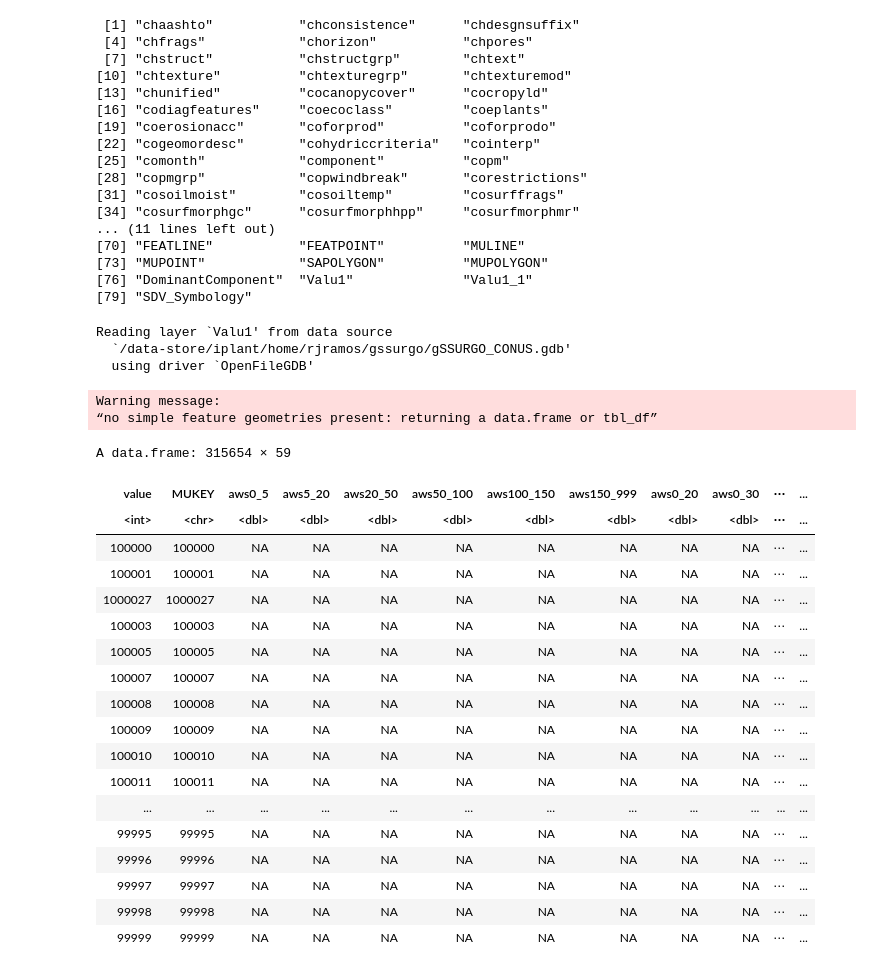
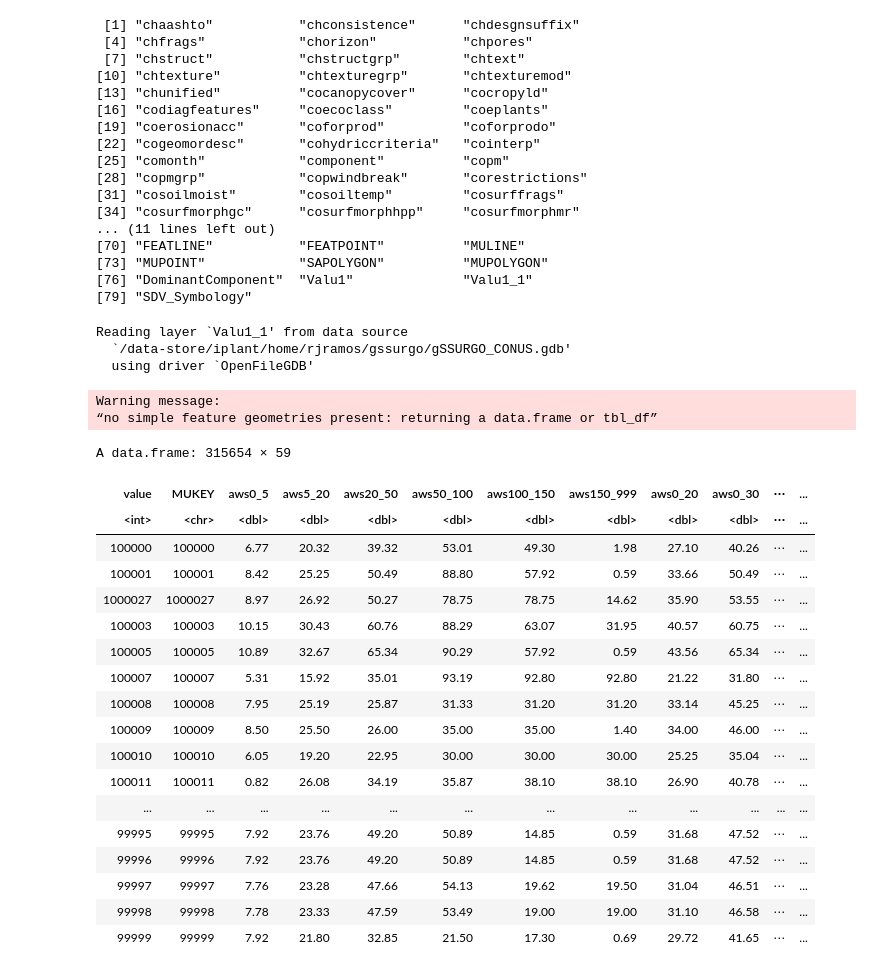
Before and after one commit to CU-ESIIL/biotic_niche_modeling, a Jupyter notebook: processing/rat/rat.ipynb, the cells around one changed output. Cells and saved outputs as stored; diff of their text form; code cells hidden in the pictures.

```diff
--- a/processing/rat/rat.ipynb
+++ b/processing/rat/rat.ipynb
@@ -42,14 +42,13 @@ r <- rast(
   subds = c("gSSURGO_CONUS")
 )
 
-
 #=====================================================
 # Reading the raster atribute table from the database
 # Unfortunatly, its stored as just a table
 #=====================================================
 rat <- st_read(
   "/data-store/iplant/home/rjramos/gssurgo/gSSURGO_CONUS.gdb",
-  layer = c("Valu1")
+  layer = c("Valu1_1")
 )
 
 #======================================================
@@ -71,47 +70,47 @@ levels(r) <- relocate( # value needs to be the first column
 
 #================================================
 # Just checking that the RAT was added correctly
 #================================================
 cats(r)
 # %% [output]
  [1] "chaashto"           "chconsistence"      "chdesgnsuffix"
  [4] "chfrags"            "chorizon"           "chpores"
  [7] "chstruct"           "chstructgrp"        "chtext"
 [10] "chtexture"          "chtexturegrp"       "chtexturemod"
 [13] "chunified"          "cocanopycover"      "cocropyld"
 [16] "codiagfeatures"     "coecoclass"         "coeplants"
 [19] "coerosionacc"       "coforprod"          "coforprodo"
 [22] "cogeomordesc"       "cohydriccriteria"   "cointerp"
 [25] "comonth"            "component"          "copm"
 [28] "copmgrp"            "copwindbreak"       "corestrictions"
 [31] "cosoilmoist"        "cosoiltemp"         "cosurffrags"
 [34] "cosurfmorphgc"      "cosurfmorphhpp"     "cosurfmorphmr"
 ... (11 lines left out)
 [70] "FEATLINE"           "FEATPOINT"          "MULINE"
 [73] "MUPOINT"            "SAPOLYGON"          "MUPOLYGON"
 [76] "DominantComponent"  "Valu1"              "Valu1_1"
 [79] "SDV_Symbology"
-Reading layer `Valu1' from data source
+Reading layer `Valu1_1' from data source
   `/data-store/iplant/home/rjramos/gssurgo/gSSURGO_CONUS.gdb'
   using driver `OpenFileGDB'
 Warning message:
 “no simple feature geometries present: returning a data.frame or tbl_df”
 A data.frame: 315654 × 59
 | value | MUKEY | aws0_5 | aws5_20 | aws20_50 | aws50_100 | aws100_150 | aws150_999 | aws0_20 | aws0_30 | ⋯ | ... |
 | <int> | <chr> | <dbl> | <dbl> | <dbl> | <dbl> | <dbl> | <dbl> | <dbl> | <dbl> | ⋯ | ... |
-| 100000 | 100000 | NA | NA | NA | NA | NA | NA | NA | NA | ⋯ | ... |
-| 100001 | 100001 | NA | NA | NA | NA | NA | NA | NA | NA | ⋯ | ... |
-| 1000027 | 1000027 | NA | NA | NA | NA | NA | NA | NA | NA | ⋯ | ... |
-| 100003 | 100003 | NA | NA | NA | NA | NA | NA | NA | NA | ⋯ | ... |
-| 100005 | 100005 | NA | NA | NA | NA | NA | NA | NA | NA | ⋯ | ... |
-| 100007 | 100007 | NA | NA | NA | NA | NA | NA | NA | NA | ⋯ | ... |
-| 100008 | 100008 | NA | NA | NA | NA | NA | NA | NA | NA | ⋯ | ... |
-| 100009 | 100009 | NA | NA | NA | NA | NA | NA | NA | NA | ⋯ | ... |
-| 100010 | 100010 | NA | NA | NA | NA | NA | NA | NA | NA | ⋯ | ... |
-| 100011 | 100011 | NA | NA | NA | NA | NA | NA | NA | NA | ⋯ | ... |
+| 100000 | 100000 | 6.77 | 20.32 | 39.32 | 53.01 | 49.30 | 1.98 | 27.10 | 40.26 | ⋯ | ... |
+| 100001 | 100001 | 8.42 | 25.25 | 50.49 | 88.80 | 57.92 | 0.59 | 33.66 | 50.49 | ⋯ | ... |
+| 1000027 | 1000027 | 8.97 | 26.92 | 50.27 | 78.75 | 78.75 | 14.62 | 35.90 | 53.55 | ⋯ | ... |
+| 100003 | 100003 | 10.15 | 30.43 | 60.76 | 88.29 | 63.07 | 31.95 | 40.57 | 60.75 | ⋯ | ... |
+| 100005 | 100005 | 10.89 | 32.67 | 65.34 | 90.29 | 57.92 | 0.59 | 43.56 | 65.34 | ⋯ | ... |
+| 100007 | 100007 | 5.31 | 15.92 | 35.01 | 93.19 | 92.80 | 92.80 | 21.22 | 31.80 | ⋯ | ... |
+| 100008 | 100008 | 7.95 | 25.19 | 25.87 | 31.33 | 31.20 | 31.20 | 33.14 | 45.25 | ⋯ | ... |
+| 100009 | 100009 | 8.50 | 25.50 | 26.00 | 35.00 | 35.00 | 1.40 | 34.00 | 46.00 | ⋯ | ... |
+| 100010 | 100010 | 6.05 | 19.20 | 22.95 | 30.00 | 30.00 | 30.00 | 25.25 | 35.04 | ⋯ | ... |
+| 100011 | 100011 | 0.82 | 26.08 | 34.19 | 35.87 | 38.10 | 38.10 | 26.90 | 40.78 | ⋯ | ... |
 | ... | ... | ... | ... | ... | ... | ... | ... | ... | ... | ... | ... |
-| 99995 | 99995 | NA | NA | NA | NA | NA | NA | NA | NA | ⋯ | ... |
-| 99996 | 99996 | NA | NA | NA | NA | NA | NA | NA | NA | ⋯ | ... |
-| 99997 | 99997 | NA | NA | NA | NA | NA | NA | NA | NA | ⋯ | ... |
-| 99998 | 99998 | NA | NA | NA | NA | NA | NA | NA | NA | ⋯ | ... |
-| 99999 | 99999 | NA | NA | NA | NA | NA | NA | NA | NA | ⋯ | ... |
+| 99995 | 99995 | 7.92 | 23.76 | 49.20 | 50.89 | 14.85 | 0.59 | 31.68 | 47.52 | ⋯ | ... |
+| 99996 | 99996 | 7.92 | 23.76 | 49.20 | 50.89 | 14.85 | 0.59 | 31.68 | 47.52 | ⋯ | ... |
+| 99997 | 99997 | 7.76 | 23.28 | 47.66 | 54.13 | 19.62 | 19.50 | 31.04 | 46.51 | ⋯ | ... |
+| 99998 | 99998 | 7.78 | 23.33 | 47.59 | 53.49 | 19.00 | 19.00 | 31.10 | 46.58 | ⋯ | ... |
+| 99999 | 99999 | 7.92 | 21.80 | 32.85 | 21.50 | 17.30 | 0.69 | 29.72 | 41.65 | ⋯ | ... |
```
Also changed, not shown: parts of 3 cells of this notebook.
